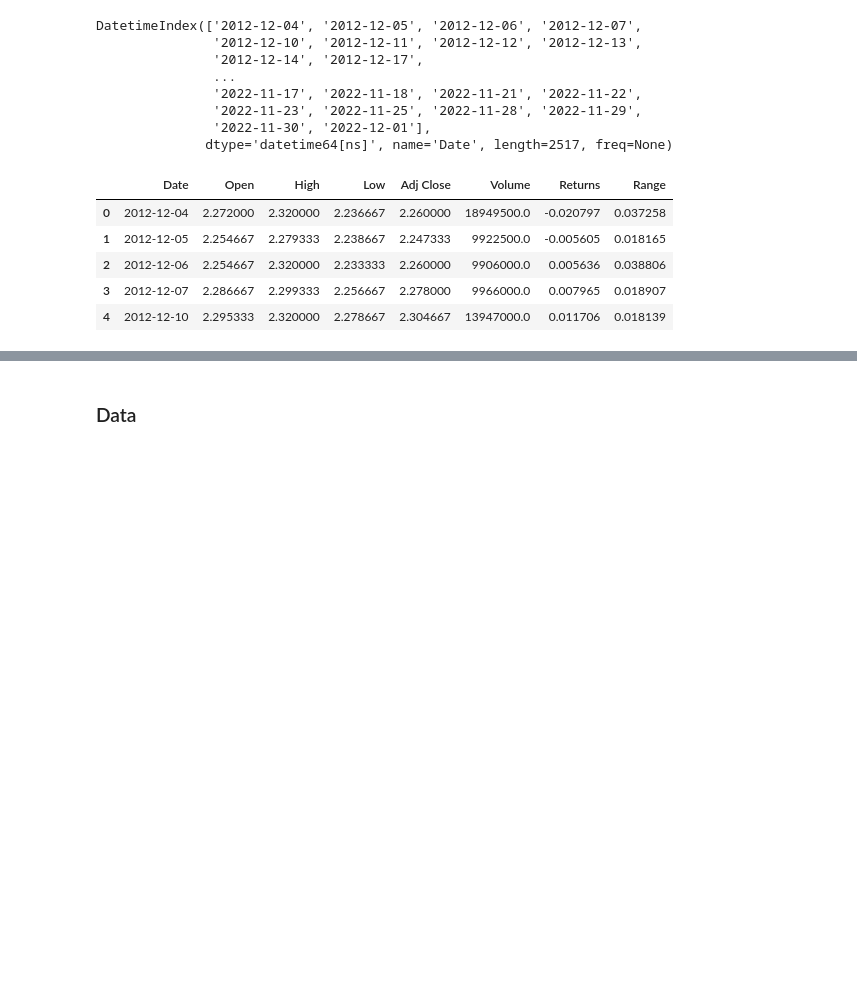
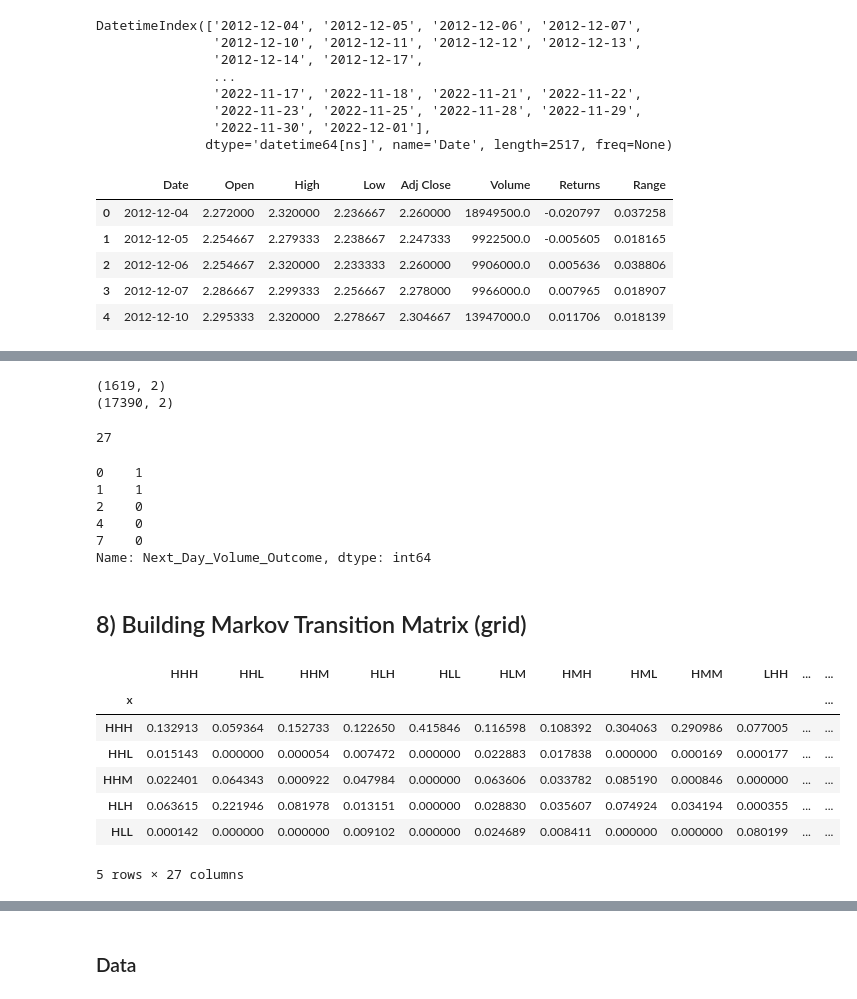
Before and after one commit to mikiya09/DataSci, a Jupyter notebook: ML/markov_chain/markov chain.ipynb, the cells around one changed output, grey strips where cells are left out. Saved outputs shown, nothing was run; the diff lists cells and outputs as text; code cells hidden in the pictures; blank space fills up the shorter version.

```diff
--- a/ML/markov_chain/markov chain.ipynb
+++ b/ML/markov_chain/markov chain.ipynb
@@ -312,0 +447,69 @@ group_set.head()
+# %%
+# create two new dataset later for forming positive and negative matrix
+
+volume_test_pos = volume_test_set[volume_test_set['Next_Day_Volume_Outcome']==1][['Sequence_ID', 'Event_Pattern']]
+print(compressed_set_pos.shape)
+volume_test_neg = volume_test_set[volume_test_set['Next_Day_Volume_Outcome']==0][['Sequence_ID', 'Event_Pattern']]
+print(volume_neg_pos.shape)
+# %% [output]
+(1619, 2)
+(17390, 2)
+# %%
+# find unique pattern, same as saying collecting all pattern into a set (not duplicate pattern)
+flat_list = [item.split(',') for item in volume_test_set['Event_Pattern'].values ]
+unique_patterns = ','.join(str(r) for v in flat_list for r in v)
+unique_patterns = list(set(unique_patterns.split(',')))
+len(unique_patterns)
+# %% [output]
+27
+# %%
+#
+volume_test_set["Next_Day_Volume_Outcome"].head()
+# %% [output]
+0    1
+1    1
+2    0
+4    0
+7    0
+Name: Next_Day_Volume_Outcome, dtype: int64
+# %% [markdown]
+## 8) Building Markov Transition Matrix (grid)
+# %%
+# build the markov transition grid
+def build_transition_grid(compressed_grid, unique_patterns):
+    # build the markov transition grid
+
+    patterns = []
+    counts = []
+    for from_event in unique_patterns:
+
+        # how many times
+        for to_event in unique_patterns:
+            pattern = from_event + ',' + to_event # loop from unique pattern, starting with something like this: MMM, HLH
+
+            ids_matches = compressed_grid[compressed_grid['Event_Pattern'].str.contains(pattern)] # count the occurence in both positive and negative matrix of each pattern combination
+            found = 0
+            if len(ids_matches) > 0:
+                Event_Pattern = '---'.join(ids_matches['Event_Pattern'].values)
+                found = Event_Pattern.count(pattern)
+            patterns.append(pattern)
+            counts.append(found)
+
+    # create to/from grid
+    grid_Df = pd.DataFrame({'pairs':patterns, 'counts': counts})
+
+    grid_Df['x'], grid_Df['y'] = grid_Df['pairs'].str.split(',', 1).str
+    grid_Df.head()
+
+    grid_Df = grid_Df.pivot(index='x', columns='y', values='counts')
+
+    grid_Df.columns= [col for col in grid_Df.columns]
+    #del grid_Df.index.name
+
+    # replace all NaN with zeros
+    grid_Df.fillna(0, inplace=True)
+    grid_Df.head()
+
+    #grid_Df.rowSums(transition_dataframe)
+    grid_Df = grid_Df / grid_Df.sum(1)
+    return (grid_Df)
@@ -312,0 +519,11 @@ group_set.head()
+# %%
+grid_pos.head()
+# %% [output]
+|  | HHH | HHL | HHM | HLH | HLL | HLM | HMH | HML | HMM | LHH | ... | ... |
+| x |  |  |  |  |  |  |  |  |  |  |  | ... |
+| HHH | 0.132913 | 0.059364 | 0.152733 | 0.122650 | 0.415846 | 0.116598 | 0.108392 | 0.304063 | 0.290986 | 0.077005 | ... | ... |
+| HHL | 0.015143 | 0.000000 | 0.000054 | 0.007472 | 0.000000 | 0.022883 | 0.017838 | 0.000000 | 0.000169 | 0.000177 | ... | ... |
+| HHM | 0.022401 | 0.064343 | 0.000922 | 0.047984 | 0.000000 | 0.063606 | 0.033782 | 0.085190 | 0.000846 | 0.000000 | ... | ... |
+| HLH | 0.063615 | 0.221946 | 0.081978 | 0.013151 | 0.000000 | 0.028830 | 0.035607 | 0.074924 | 0.034194 | 0.000355 | ... | ... |
+| HLL | 0.000142 | 0.000000 | 0.000000 | 0.009102 | 0.000000 | 0.024689 | 0.008411 | 0.000000 | 0.000000 | 0.080199 | ... | ... |
+5 rows × 27 columns
```
Also changed, not shown: parts of 67 cells of this notebook, 1 other file.
